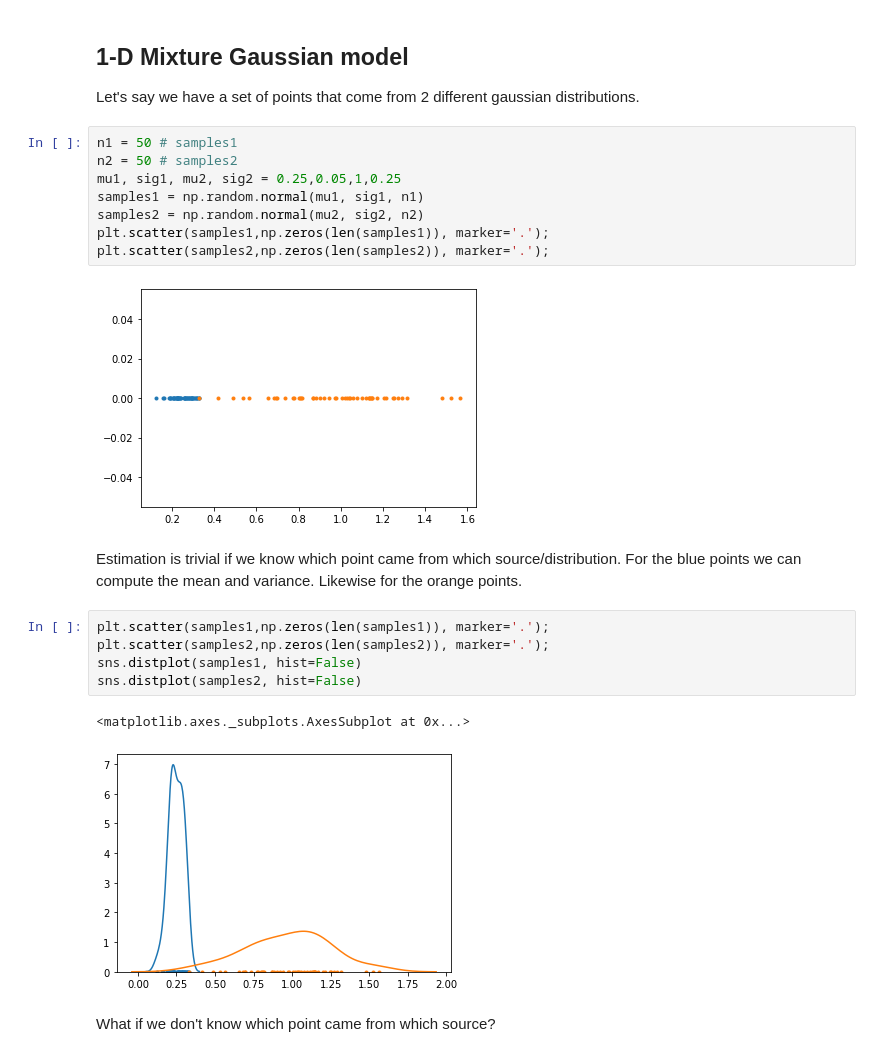
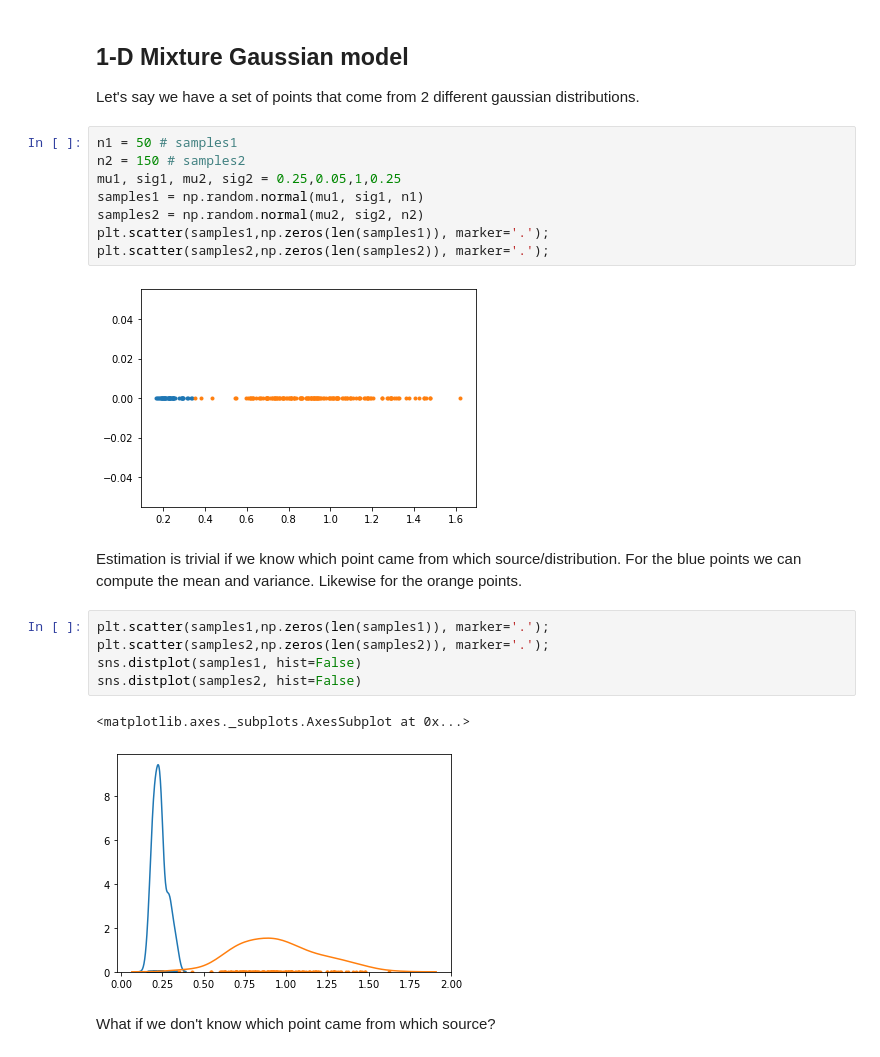
Before and after one commit to vinayshanbhag/math, a Jupyter notebook: Expectation_Maximization.ipynb, the cells around one changed output. Saved outputs shown, nothing was run; the diff lists cells and outputs as text.

```diff
--- a/Expectation_Maximization.ipynb
+++ b/Expectation_Maximization.ipynb
@@ -17,14 +17,14 @@ import pandas as pd
 Let's say we have a set of points that come from 2 different gaussian distributions.
 # %%
 n1 = 50 # samples1
-n2 = 50 # samples2
+n2 = 150 # samples2
 mu1, sig1, mu2, sig2 = 0.25,0.05,1,0.25
 samples1 = np.random.normal(mu1, sig1, n1)
 samples2 = np.random.normal(mu2, sig2, n2)
 plt.scatter(samples1,np.zeros(len(samples1)), marker='.');
 plt.scatter(samples2,np.zeros(len(samples2)), marker='.');
 # %% [output]
-[figure, old version]
+[figure, new version]
 # %% [markdown]
 Estimation is trivial if we know which point came from which source/distribution. For the blue points we can compute the mean and variance. Likewise for the orange points.
 # %%
@@ -34,7 +34,7 @@ sns.distplot(samples1, hist=False)
 sns.distplot(samples2, hist=False)
 # %% [output]
 <matplotlib.axes._subplots.AxesSubplot at 0x...>
-[figure, old version]
+[figure, new version]
 # %% [markdown]
 What if we don't know which point came from which source?
 # %%
```
Also changed, not shown: parts of 5 cells of this notebook.
